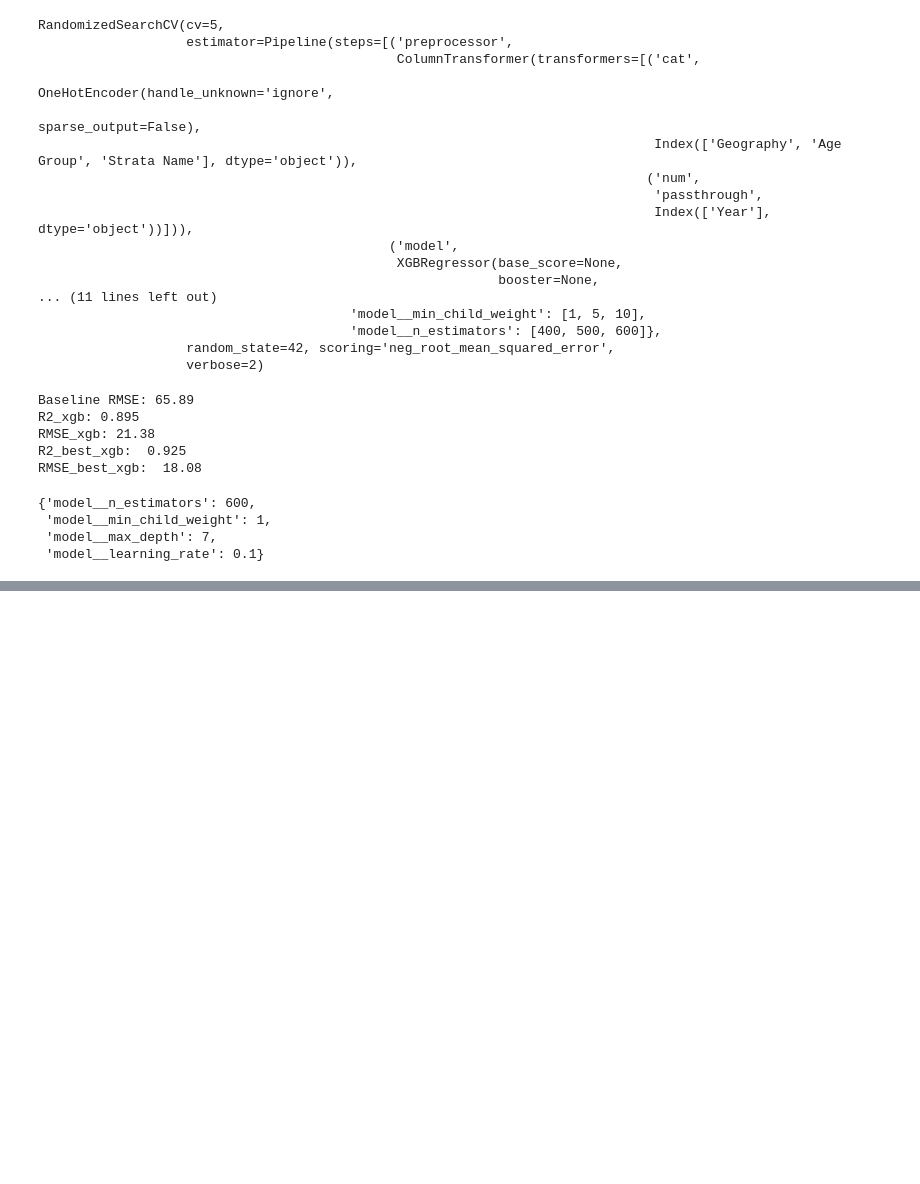
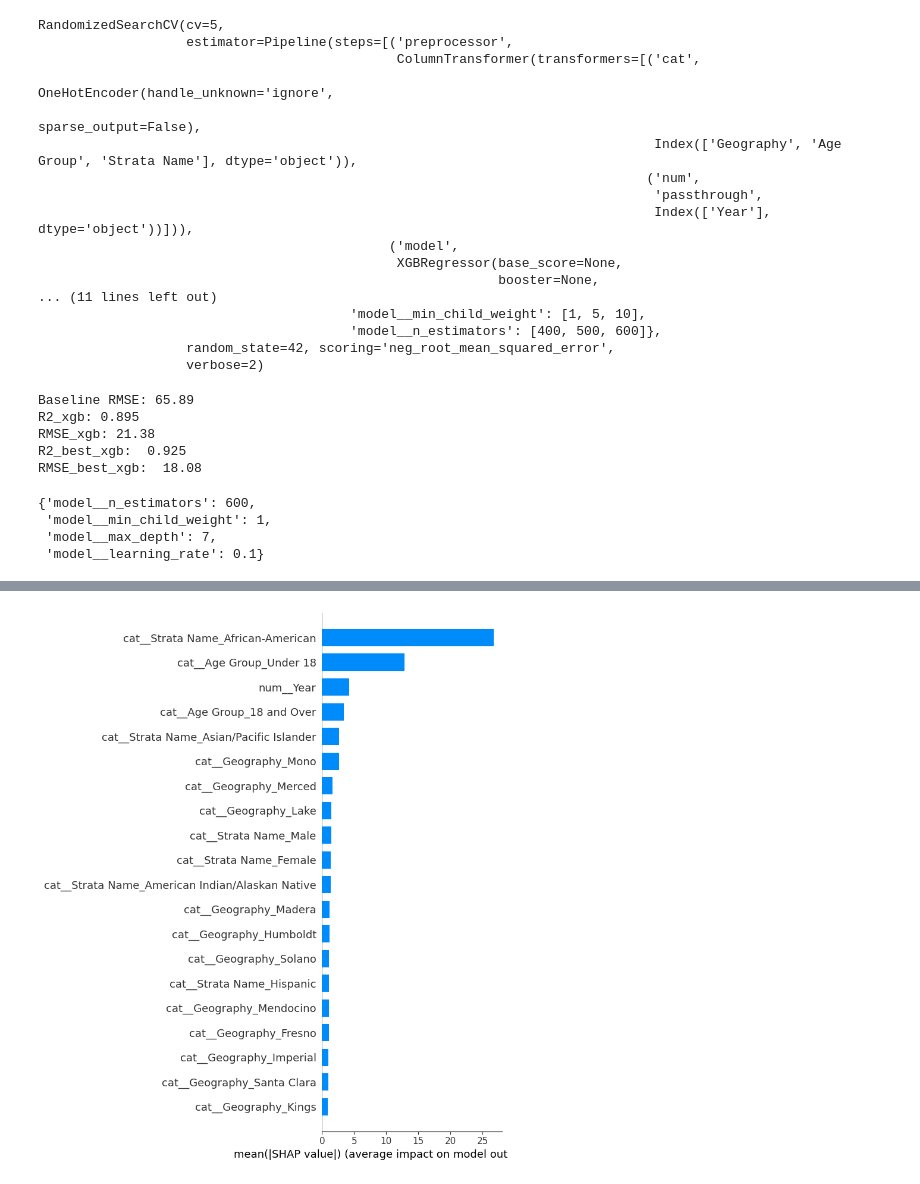
Before and after one commit to ellaprince90/asthma-factors, a Jupyter notebook: xgboost-model.ipynb, the cells around one changed output, grey strips where cells are left out. Drawn from its saved outputs; the diff is of its cells as text; code cells hidden in the pictures; blank space fills up the shorter version.

```diff
--- a/xgboost-model.ipynb
+++ b/xgboost-model.ipynb
@@ -129,0 +145,22 @@ xgb_cv_search.best_params_
+# %%
+best_xgb = xgb_cv_search.best_estimator_
+
+preprocessor = best_xgb.named_steps['preprocessor']
+model = best_xgb.named_steps['model']
+# %%
+X_train_transformed = preprocessor.transform(X_train)
+# %%
+feature_names = preprocessor.get_feature_names_out()
+# %%
+explainer = shap.TreeExplainer(model)
+shap_values = explainer.shap_values(X_train_transformed)
+# %%
+shap.summary_plot(
+    shap_values,
+    X_train_transformed,
+    feature_names=feature_names,
+    plot_type="bar",
+    show=True
+)
+# %% [output]
+[figure, added]
```
Also changed, not shown: parts of 3 cells of this notebook.
